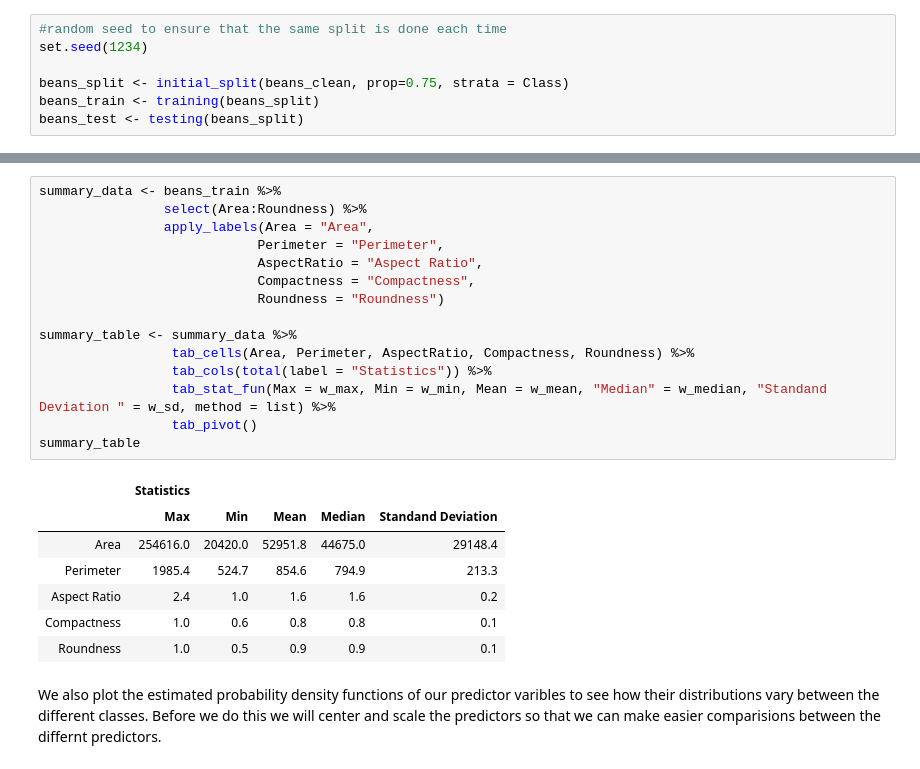
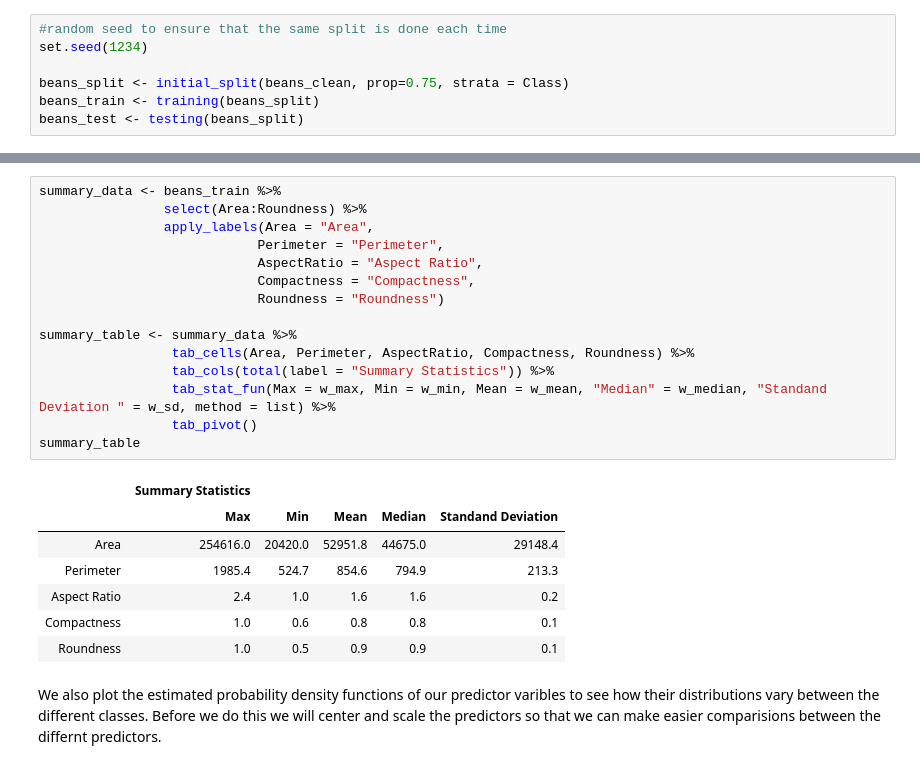
Before and after one commit to EdwardWangDataScience/Project_Proposal_Group_24, a Jupyter notebook: main/Group_Project_Proposal.ipynb, the cells around one changed output, grey strips where cells are left out. Drawn from its saved outputs; the diff is of its cells as text.

```diff
--- a/main/Group_Project_Proposal.ipynb
+++ b/main/Group_Project_Proposal.ipynb
@@ -184,20 +120,20 @@ A matrix: 6 × 5 of type chr
 # %%
 summary_data <- beans_train %>%
                 select(Area:Roundness) %>%
                 apply_labels(Area = "Area",
                             Perimeter = "Perimeter",
                             AspectRatio = "Aspect Ratio",
                             Compactness = "Compactness",
                             Roundness = "Roundness")
 
 summary_table <- summary_data %>%
                  tab_cells(Area, Perimeter, AspectRatio, Compactness, Roundness) %>%
-                 tab_cols(total(label = "Statistics")) %>%
+                 tab_cols(total(label = "Summary Statistics")) %>%
                  tab_stat_fun(Max = w_max, Min = w_min, Mean = w_mean, "Median" = w_median, "Standand Deviation " = w_sd, method = list) %>%
                  tab_pivot()
 summary_table
 # %% [output]
-|  | Statistics |  |  |  |  |
+|  | Summary Statistics |  |  |  |  |
 |  | Max | Min | Mean | Median | Standand Deviation |
 | Area | 254616.0 | 20420.0 | 52951.8 | 44675.0 | 29148.4 |
 | Perimeter | 1985.4 | 524.7 | 854.6 | 794.9 | 213.3 |
```
Also changed, not shown: parts of 8 cells of this notebook.
